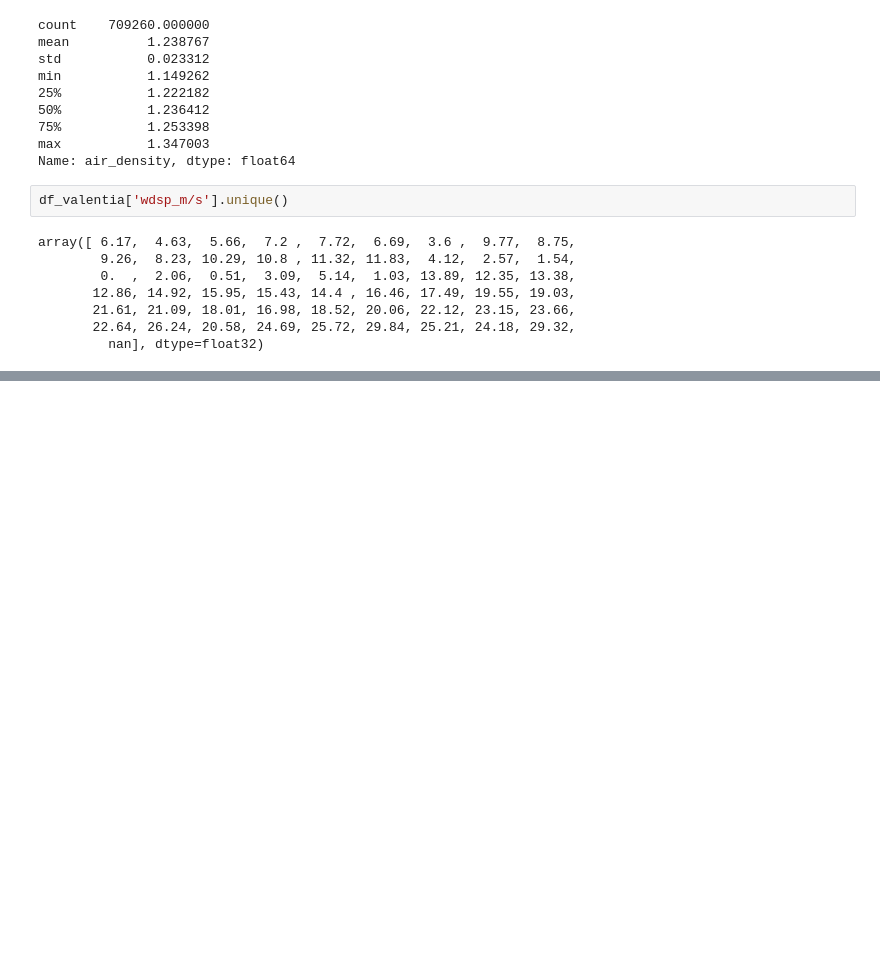
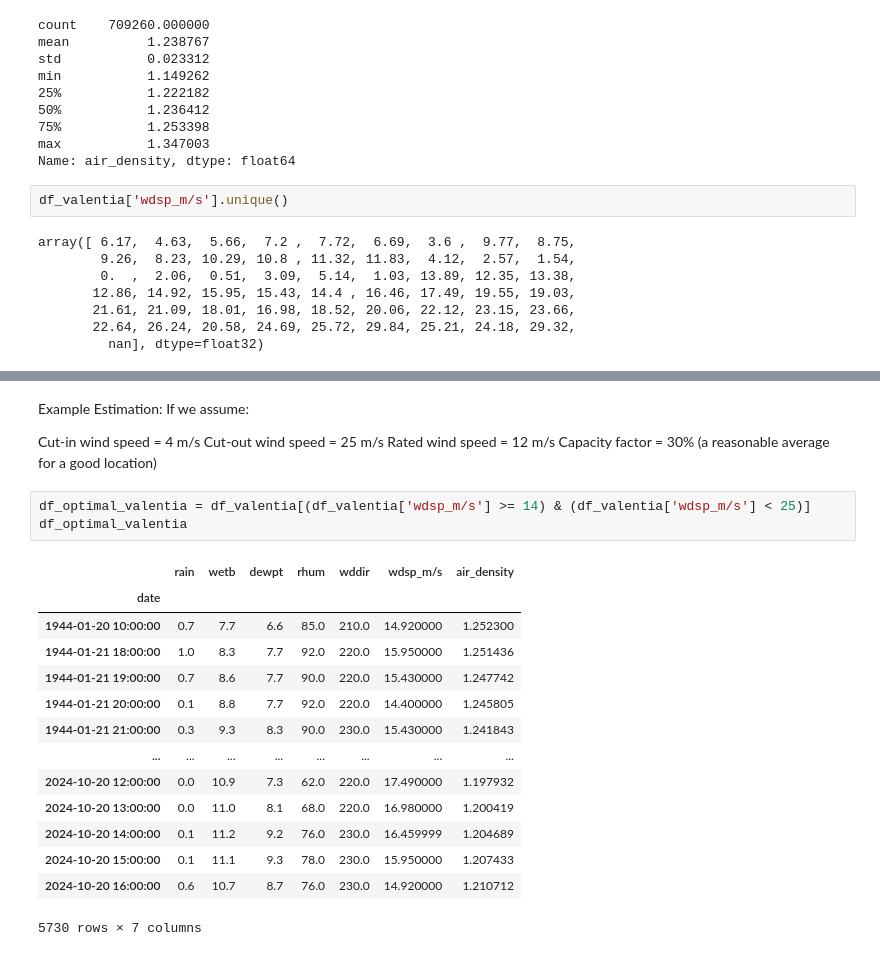
Before and after one commit to ermelinda-q/PFDA, a Jupyter notebook: project/project.ipynb, the cells around one changed output, grey strips where cells are left out. Drawn from its saved outputs; the diff is of its cells as text; blank space fills up the shorter version.

```diff
--- a/project/project.ipynb
+++ b/project/project.ipynb
@@ -447,0 +481,26 @@ plt.show()
+# %% [markdown]
+Example Estimation:
+If we assume:
+
+Cut-in wind speed = 4 m/s
+Cut-out wind speed = 25 m/s
+Rated wind speed = 12 m/s
+Capacity factor = 30% (a reasonable average for a good location)
+# %%
+df_optimal_valentia = df_valentia[(df_valentia['wdsp_m/s'] >= 14) & (df_valentia['wdsp_m/s'] < 25)]
+df_optimal_valentia
+# %% [output]
+|  | rain | wetb | dewpt | rhum | wddir | wdsp_m/s | air_density |
+| date |  |  |  |  |  |  |  |
+| 1944-01-20 10:00:00 | 0.7 | 7.7 | 6.6 | 85.0 | 210.0 | 14.920000 | 1.252300 |
+| 1944-01-21 18:00:00 | 1.0 | 8.3 | 7.7 | 92.0 | 220.0 | 15.950000 | 1.251436 |
+| 1944-01-21 19:00:00 | 0.7 | 8.6 | 7.7 | 90.0 | 220.0 | 15.430000 | 1.247742 |
+| 1944-01-21 20:00:00 | 0.1 | 8.8 | 7.7 | 92.0 | 220.0 | 14.400000 | 1.245805 |
+| 1944-01-21 21:00:00 | 0.3 | 9.3 | 8.3 | 90.0 | 230.0 | 15.430000 | 1.241843 |
+| ... | ... | ... | ... | ... | ... | ... | ... |
+| 2024-10-20 12:00:00 | 0.0 | 10.9 | 7.3 | 62.0 | 220.0 | 17.490000 | 1.197932 |
+| 2024-10-20 13:00:00 | 0.0 | 11.0 | 8.1 | 68.0 | 220.0 | 16.980000 | 1.200419 |
+| 2024-10-20 14:00:00 | 0.1 | 11.2 | 9.2 | 76.0 | 230.0 | 16.459999 | 1.204689 |
+| 2024-10-20 15:00:00 | 0.1 | 11.1 | 9.3 | 78.0 | 230.0 | 15.950000 | 1.207433 |
+| 2024-10-20 16:00:00 | 0.6 | 10.7 | 8.7 | 76.0 | 230.0 | 14.920000 | 1.210712 |
+5730 rows × 7 columns
```
Also changed, not shown: parts of 25 cells of this notebook, 4 other files.
